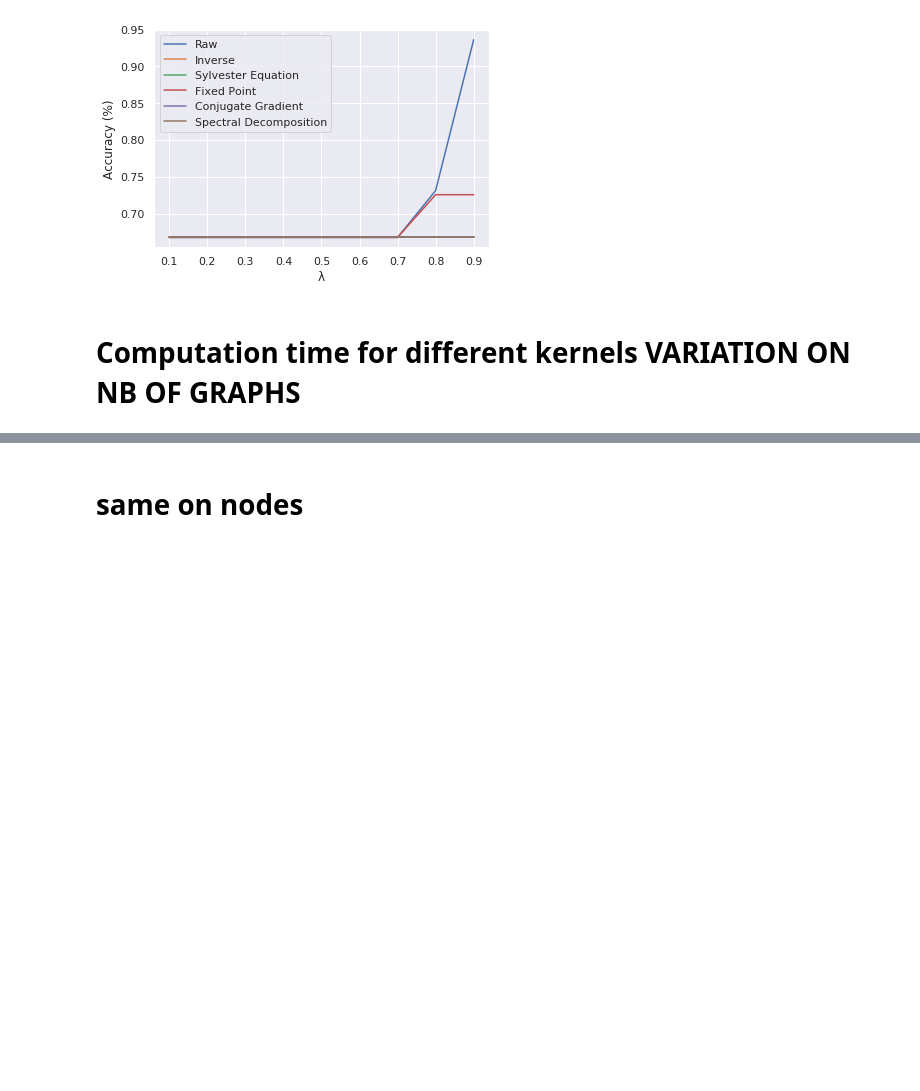
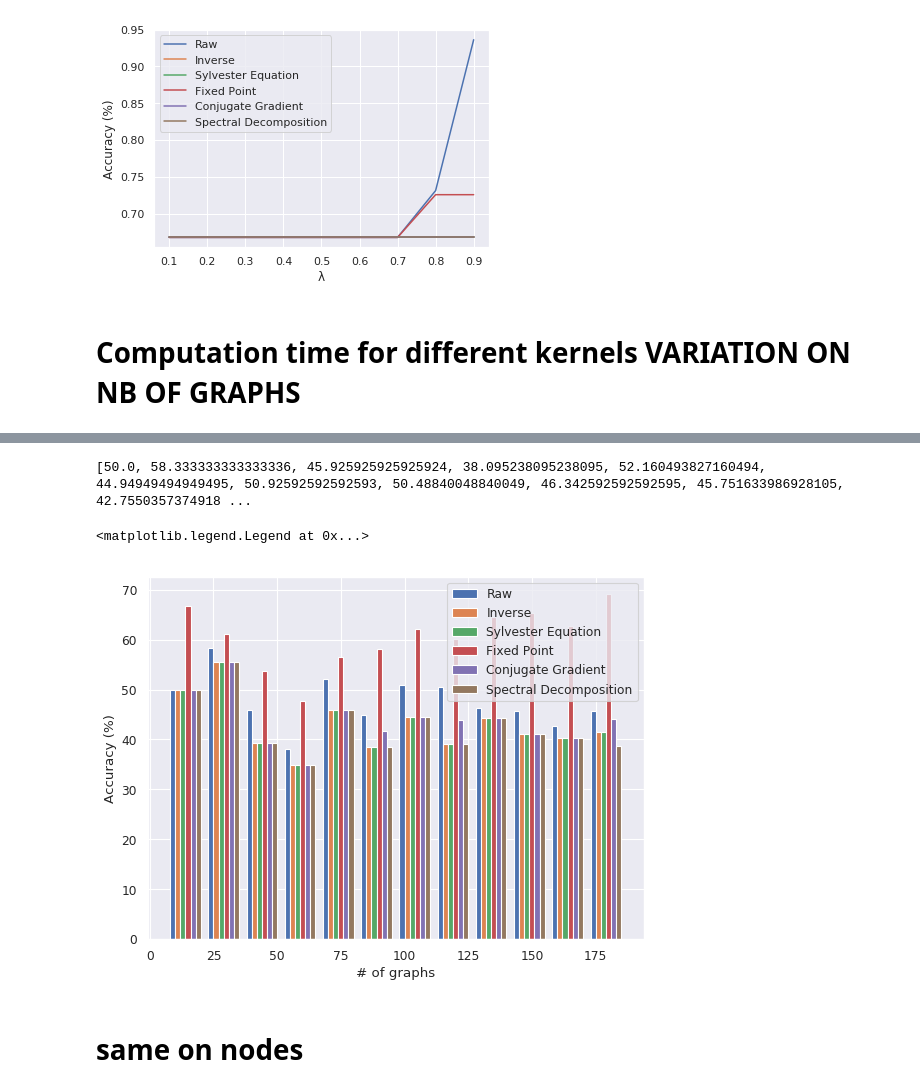
Before and after one commit to leoandeol/graph-kernels, a Jupyter notebook: tests.ipynb, the cells around one changed output, grey strips where cells are left out. Drawn from its saved outputs; the diff is of its cells as text; code cells hidden in the pictures; blank space fills up the shorter version.

```diff
--- a/tests.ipynb
+++ b/tests.ipynb
@@ -399,7 +399,7 @@ a_syl = []
 a_fix = []
 a_conj = []
 a_spec = []
-N = 10
+N = 13
 np.random.seed(23)
 for x in range(1,N):
     db_lab, db_nolab = db.gen_database_test(5*x, 10, 3, 4)
@@ -456,16 +464,21 @@ plt.legend()
 # %%
 print(a_raw)
 plt.figure(num=None, figsize=(8, 6), dpi=80, facecolor='w', edgecolor='k')
-plt.plot(xs,a_raw,label="Raw")
-plt.plot(xs,a_inv,label="Inverse")
-plt.plot(xs,a_syl,label="Sylvester Equation")
-plt.plot(xs,a_fix,label="Fixed Point")
-plt.plot(xs,a_conj,label="Conjugate Gradient")
-plt.plot(xs,a_spec,label="Spectral Decomposition")
+width=2
+plt.bar(np.array(xs)-3*width,a_raw,label="Raw",width=width)
+plt.bar(np.array(xs)-2*width,a_inv,label="Inverse",width=width)
+plt.bar(np.array(xs)-1*width,a_syl,label="Sylvester Equation",width=width)
+plt.bar(np.array(xs),a_fix,label="Fixed Point",width=width)
+plt.bar(np.array(xs)+1*width,a_conj,label="Conjugate Gradient",width=width)
+plt.bar(np.array(xs)+2*width,a_spec,label="Spectral Decomposition",width=width)
 plt.xlabel('# of graphs')
 plt.ylabel('Accuracy (%)')
 plt.tick_params('y')
 plt.legend()
+# %% [output]
+[50.0, 58.333333333333336, 45.925925925925924, 38.095238095238095, 52.160493827160494, 44.94949494949495, 50.92592592592593, 50.48840048840049, 46.342592592592595, 45.751633986928105, 42.7550357374918 ...
+<matplotlib.legend.Legend at 0x...>
+[figure, added]
 # %% [markdown]
 # same on nodes
 # %% [markdown]
```
Also changed, not shown: parts of 2 cells of this notebook, 5 other files.
